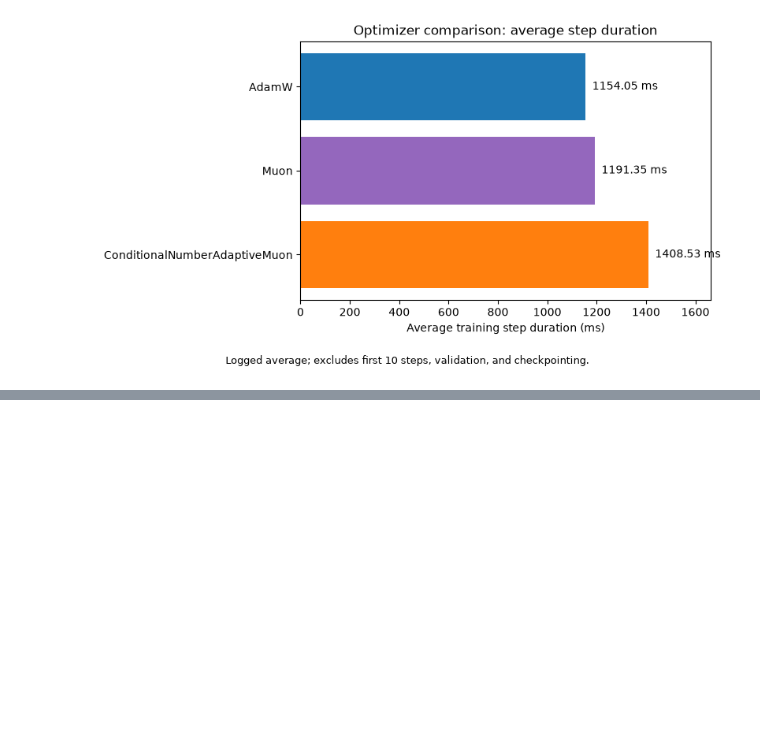
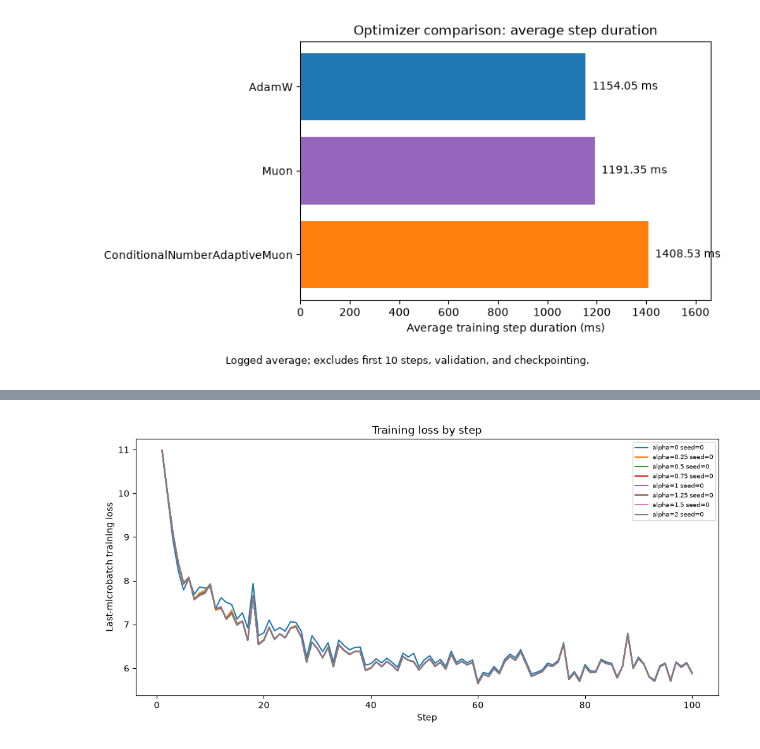
Before and after one commit to jhshi1879/condition-number-adaptive-muon, a Jupyter notebook: submission/analysis_training_runs.ipynb, the cells around one changed output, grey strips where cells are left out. Cells and saved outputs as stored; diff of their text form; code cells hidden in the pictures; blank space fills up the shorter version.

```diff
--- a/submission/analysis_training_runs.ipynb
+++ b/submission/analysis_training_runs.ipynb
@@ -422,0 +466,10 @@ plot_per_step_duration_ms(runs)
+# %%
+plt.figure(figsize=(10, 5))
+for row in completed:
+    if row['training']:
+        plt.plot(*zip(*row['training']), label=f"{row['label']} seed={row['seed']}")
+plt.xlabel('Step'); plt.ylabel('Last-microbatch training loss'); plt.legend(fontsize='x-small')
+plt.title('Training loss by step')
+plt.tight_layout()
+# %% [output]
+[figure, added]
```
Also changed, not shown: parts of 43 cells of this notebook, 1 other file.
